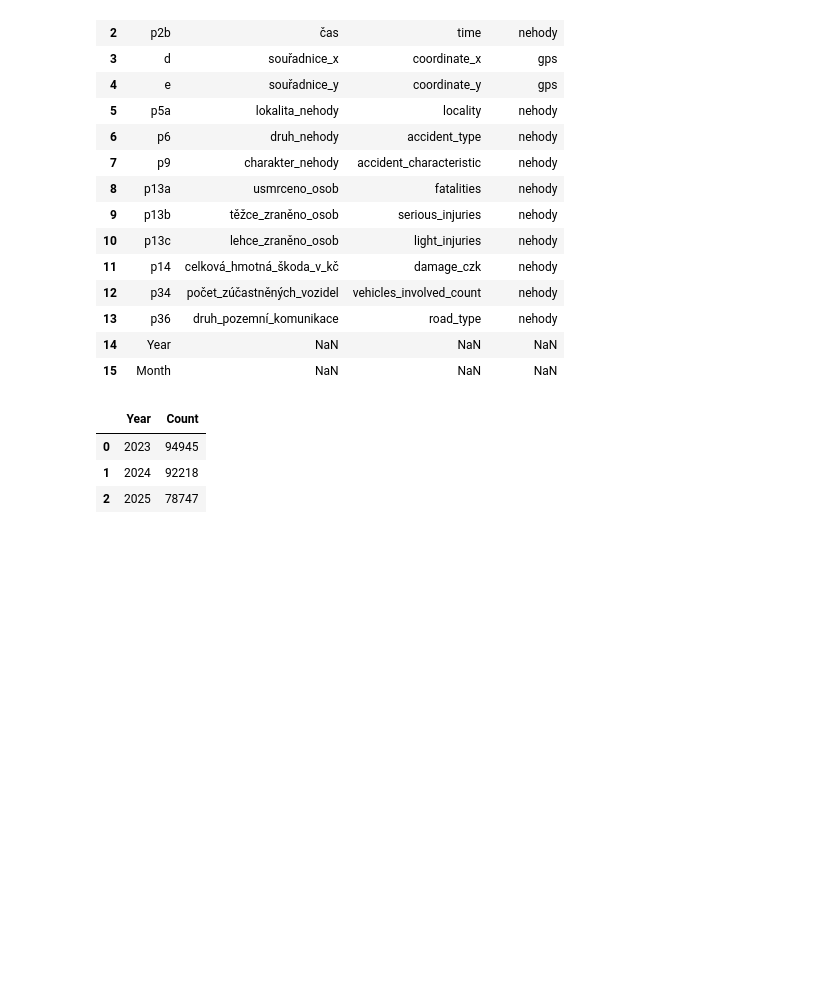
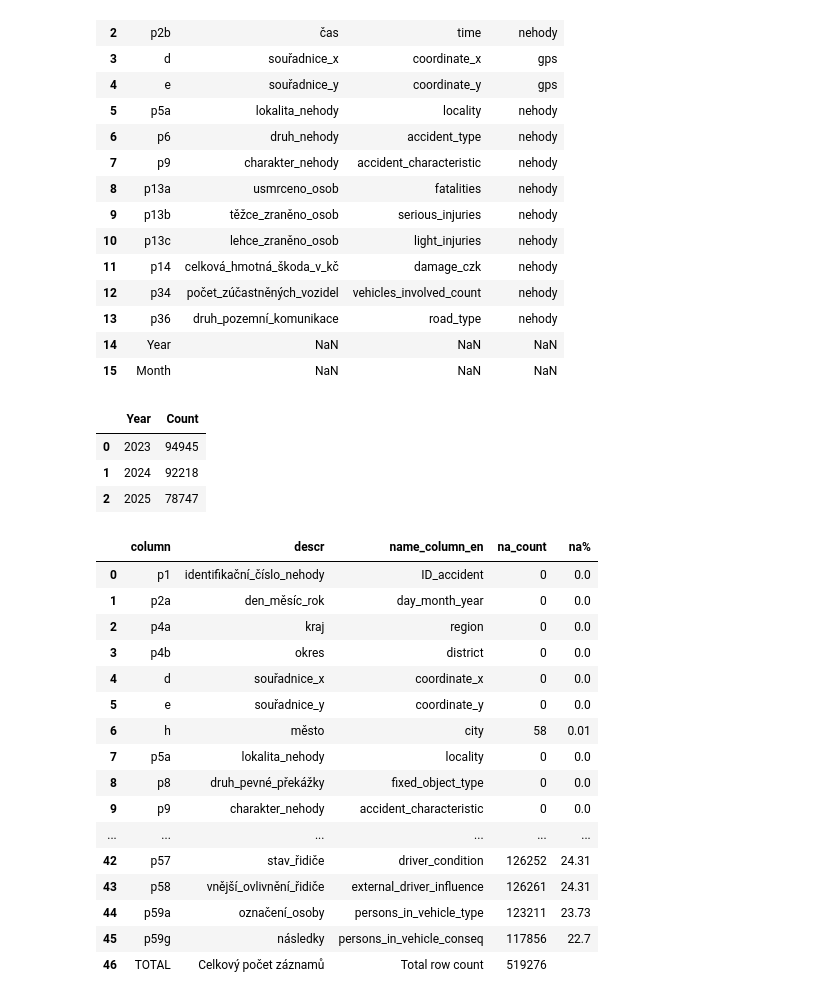
Before and after one commit to VvDustvV/traffic_accident_analysis, a Jupyter notebook: da.ipynb, the cells around one changed output. Drawn from its saved outputs; the diff is of its cells as text; code cells hidden in the pictures; blank space fills up the shorter version.

```diff
--- a/da.ipynb
+++ b/da.ipynb
@@ -171,3 +171,23 @@ fig = px.histogram(df_accidents_in_time,
 
 fig.update_layout(bargap=0.1)
 fig.show()
+# %%
+null_values(df_accidents_crash)
+# %% [output]
+|  | column | descr | name_column_en | na_count | na% |
+| 0 | p1 | identifikační_číslo_nehody | ID_accident | 0 | 0.0 |
+| 1 | p2a | den_měsíc_rok | day_month_year | 0 | 0.0 |
+| 2 | p4a | kraj | region | 0 | 0.0 |
+| 3 | p4b | okres | district | 0 | 0.0 |
+| 4 | d | souřadnice_x | coordinate_x | 0 | 0.0 |
+| 5 | e | souřadnice_y | coordinate_y | 0 | 0.0 |
+| 6 | h | město | city | 58 | 0.01 |
+| 7 | p5a | lokalita_nehody | locality | 0 | 0.0 |
+| 8 | p8 | druh_pevné_překážky | fixed_object_type | 0 | 0.0 |
+| 9 | p9 | charakter_nehody | accident_characteristic | 0 | 0.0 |
+| ... | ... | ... | ... | ... | ... |
+| 42 | p57 | stav_řidiče | driver_condition | 126252 | 24.31 |
+| 43 | p58 | vnější_ovlivnění_řidiče | external_driver_influence | 126261 | 24.31 |
+| 44 | p59a | označení_osoby | persons_in_vehicle_type | 123211 | 23.73 |
+| 45 | p59g | následky | persons_in_vehicle_conseq | 117856 | 22.7 |
+| 46 | TOTAL | Celkový počet záznamů | Total row count | 519276 |  |
```
Also changed, not shown: 3 other files.
